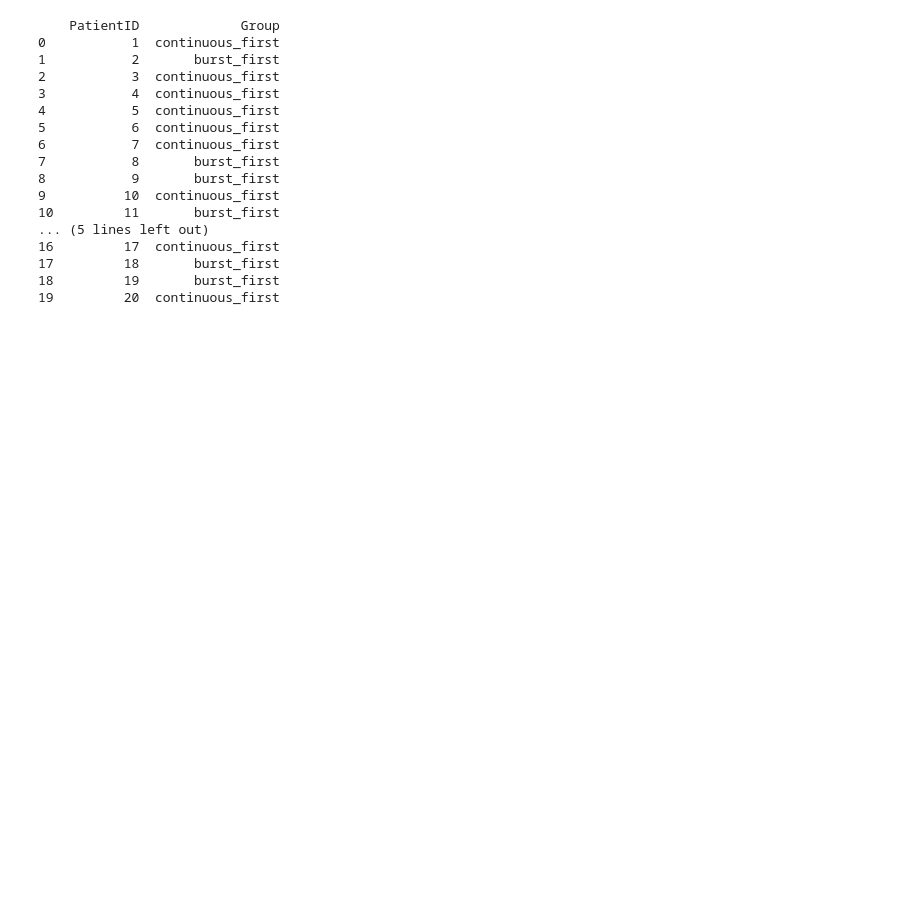
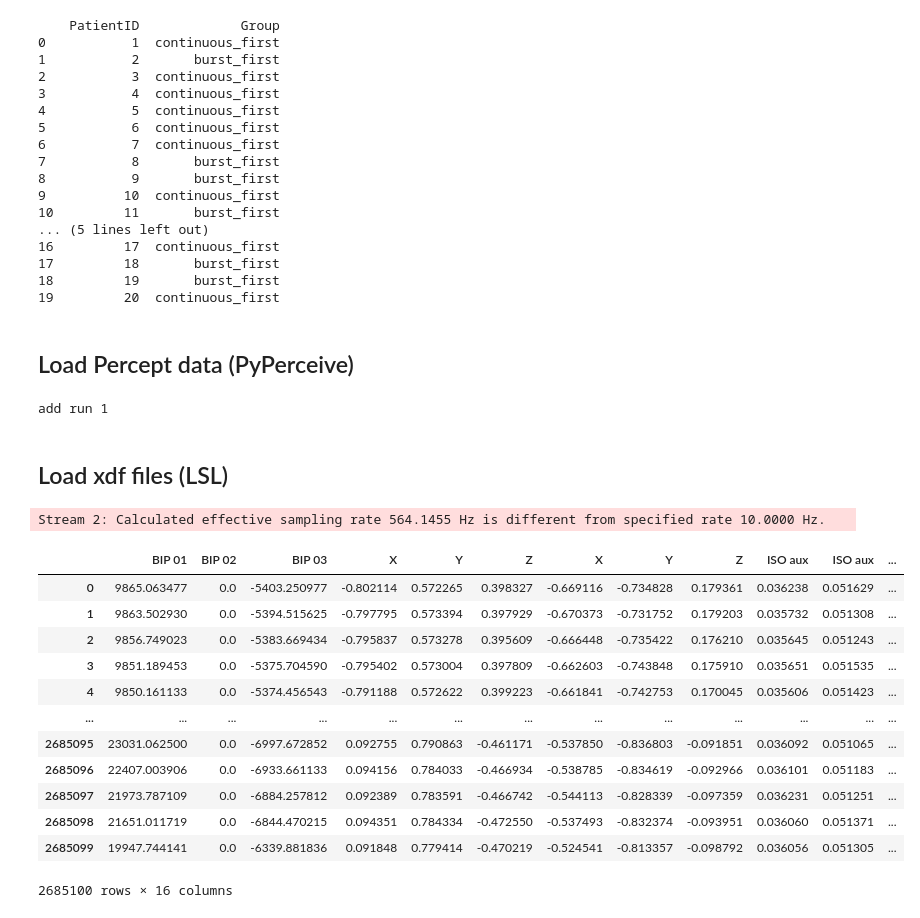
Before and after one commit to JKBehnke/patterned_DBS, a Jupyter notebook: notebooks/burst_dbs_helpers.ipynb, the cells around one changed output. Saved outputs shown, nothing was run; the diff lists cells and outputs as text; code cells hidden in the pictures; blank space fills up the shorter version.

```diff
--- a/notebooks/burst_dbs_helpers.ipynb
+++ b/notebooks/burst_dbs_helpers.ipynb
@@ -38,3 +128,47 @@ print(patients)
 17         18       burst_first
 18         19       burst_first
 19         20  continuous_first
+# %% [markdown]
+## Load Percept data (PyPerceive)
+# %%
+from PerceiveImport.classes import main_class
+py_perceive_data = main_class.PerceiveData(
+        sub="075",
+        incl_modalities=["streaming"],
+        incl_session=["fu3m"],
+        incl_condition=["m0s1"],
+        incl_task=["rest"],
+        import_json=True,
+        # warn_for_metaNaNs = True,
+        # allow_NaNs_in_metadata = True,
+    )
+# %% [output]
+add run 1
+# %% [markdown]
+## Load xdf files (LSL)
+# %%
+xdf_structured_data = xdf_structure.get_xdf_structure(
+    sub="084",
+    stimulation="burst_on",
+    medication="on",
+    task="updrs",
+    run="1",
+)
+# %% [output]
+Stream 2: Calculated effective sampling rate 564.1455 Hz is different from specified rate 10.0000 Hz.
+# %%
+xdf_structured_data["SAGA_data"]
+# %% [output]
+|  | BIP 01 | BIP 02 | BIP 03 | X | Y | Z | X | Y | Z | ISO aux | ISO aux | ... |
+| 0 | 9865.063477 | 0.0 | -5403.250977 | -0.802114 | 0.572265 | 0.398327 | -0.669116 | -0.734828 | 0.179361 | 0.036238 | 0.051629 | ... |
+| 1 | 9863.502930 | 0.0 | -5394.515625 | -0.797795 | 0.573394 | 0.397929 | -0.670373 | -0.731752 | 0.179203 | 0.035732 | 0.051308 | ... |
+| 2 | 9856.749023 | 0.0 | -5383.669434 | -0.795837 | 0.573278 | 0.395609 | -0.666448 | -0.735422 | 0.176210 | 0.035645 | 0.051243 | ... |
+| 3 | 9851.189453 | 0.0 | -5375.704590 | -0.795402 | 0.573004 | 0.397809 | -0.662603 | -0.743848 | 0.175910 | 0.035651 | 0.051535 | ... |
+| 4 | 9850.161133 | 0.0 | -5374.456543 | -0.791188 | 0.572622 | 0.399223 | -0.661841 | -0.742753 | 0.170045 | 0.035606 | 0.051423 | ... |
+| ... | ... | ... | ... | ... | ... | ... | ... | ... | ... | ... | ... | ... |
+| 2685095 | 23031.062500 | 0.0 | -6997.672852 | 0.092755 | 0.790863 | -0.461171 | -0.537850 | -0.836803 | -0.091851 | 0.036092 | 0.051065 | ... |
+| 2685096 | 22407.003906 | 0.0 | -6933.661133 | 0.094156 | 0.784033 | -0.466934 | -0.538785 | -0.834619 | -0.092966 | 0.036101 | 0.051183 | ... |
+| 2685097 | 21973.787109 | 0.0 | -6884.257812 | 0.092389 | 0.783591 | -0.466742 | -0.544113 | -0.828339 | -0.097359 | 0.036231 | 0.051251 | ... |
+| 2685098 | 21651.011719 | 0.0 | -6844.470215 | 0.094351 | 0.784334 | -0.472550 | -0.537493 | -0.832374 | -0.093951 | 0.036060 | 0.051371 | ... |
+| 2685099 | 19947.744141 | 0.0 | -6339.881836 | 0.091848 | 0.779414 | -0.470219 | -0.524541 | -0.813357 | -0.098792 | 0.036056 | 0.051305 | ... |
+2685100 rows × 16 columns
```
Also changed, not shown: parts of 13 cells of this notebook, 10 other files.
